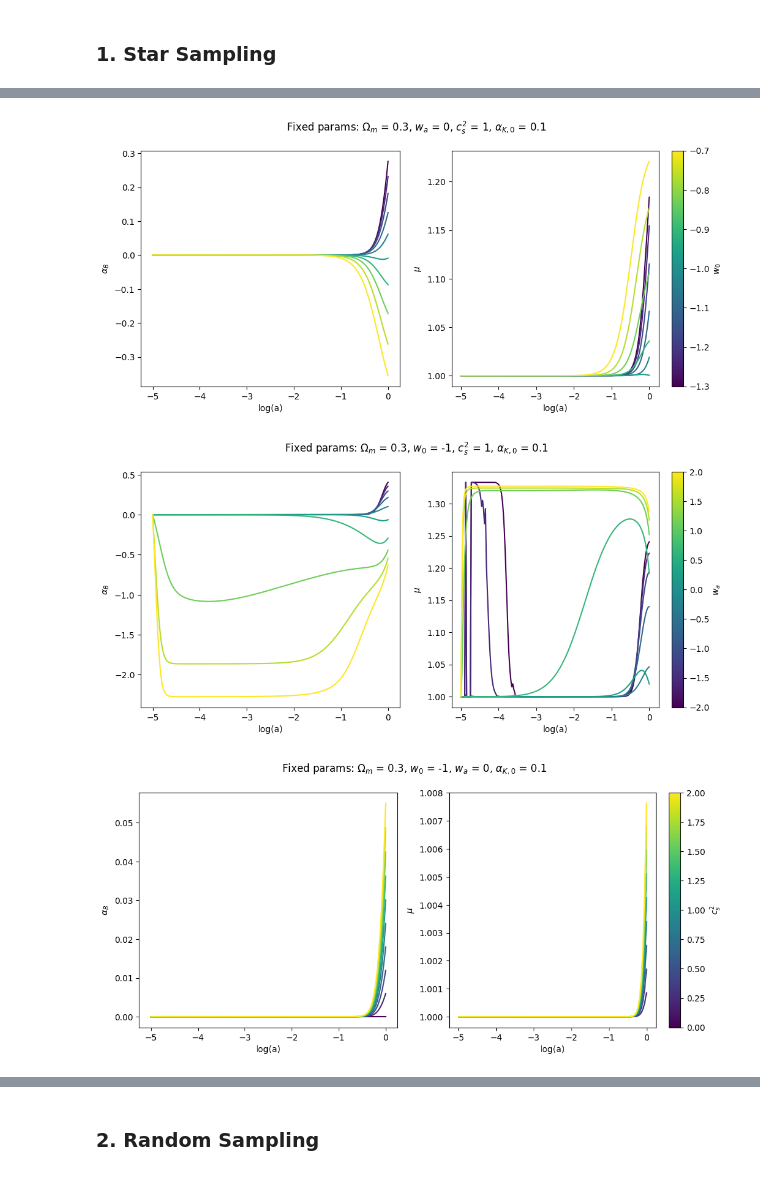
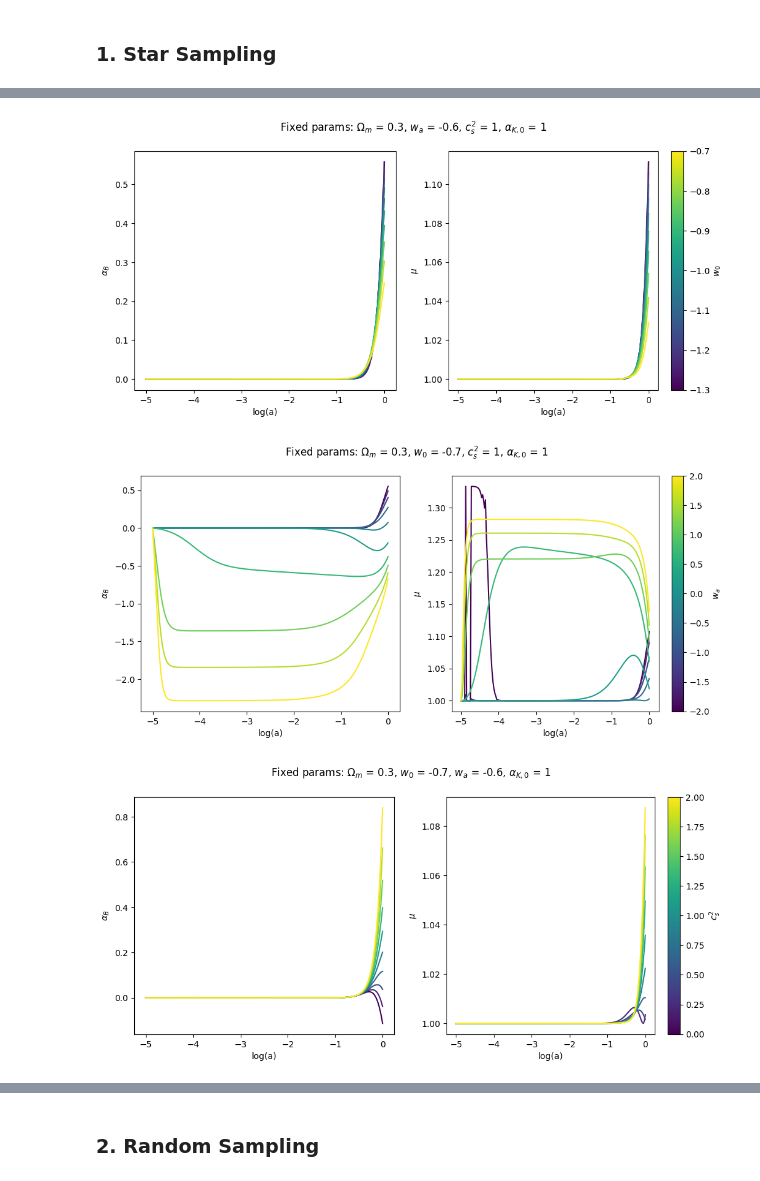
Before and after one commit to joaoreboucas1/cs2-project, a Jupyter notebook: analysis/cs2_alpha_b_dealphaK.ipynb, the cells around one changed output, grey strips where cells are left out. Drawn from its saved outputs; the diff is of its cells as text; code cells hidden in the pictures.

```diff
--- a/analysis/cs2_alpha_b_dealphaK.ipynb
+++ b/analysis/cs2_alpha_b_dealphaK.ipynb
@@ -169,10 +169,10 @@ Text(0, 0.5, '$\\mu$')
 # %%
 reference_cosmo = {
     "omega_m": 0.3,
-    "w0": -1,
-    "wa": 0,
+    "w0": -0.7,
+    "wa": -0.6,
     "cs2": 1,
-    "alpha_K_0": 0.1,
+    "alpha_K_0": 1,
     # "alpha_B_init": 0
 }
 
@@ -226,3 +226,3 @@ for param_name in grids.keys():
-[figure, old version]
+[figure, new version]
-[figure, old version]
+[figure, new version]
-[figure, old version]
+[figure, new version]
```
Also changed, not shown: parts of 1 cell of this notebook, 7 other files.
